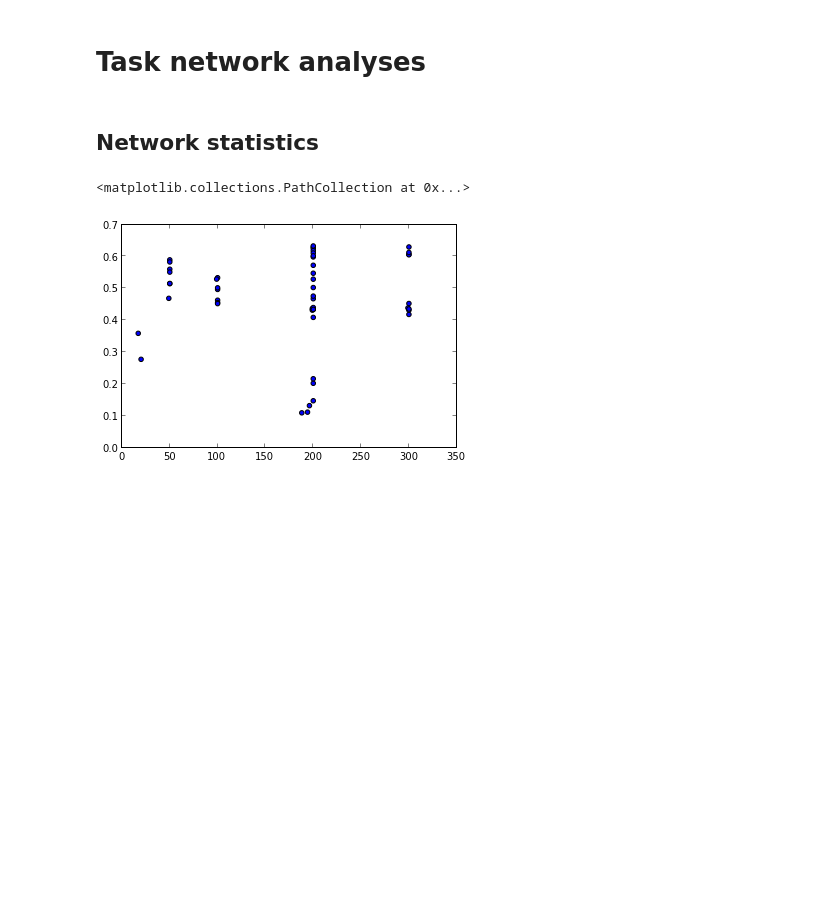
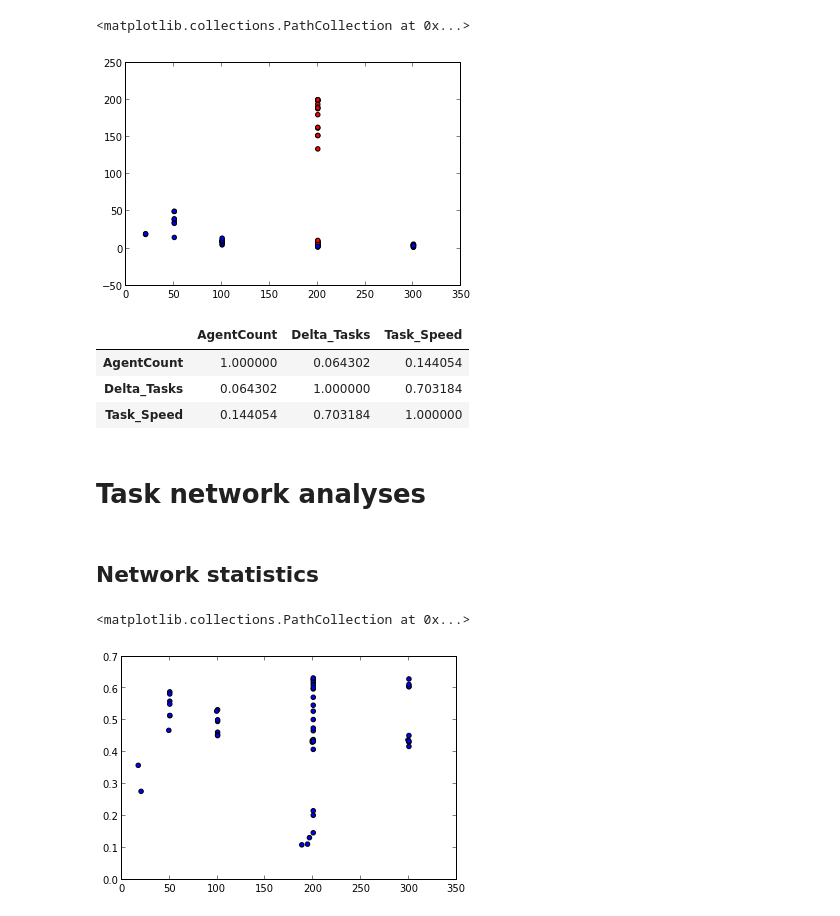
Before and after one commit to jackiekazil/goalnet, a Jupyter notebook: goalnet/analysis/Analysis 2.ipynb, the cells around one changed output. Saved outputs shown, nothing was run; the diff lists cells and outputs as text; code cells hidden in the pictures; blank space fills up the shorter version.

```diff
--- a/goalnet/analysis/Analysis 2.ipynb
+++ b/goalnet/analysis/Analysis 2.ipynb
@@ -52,0 +76,6 @@ plt.scatter(agent_counts, delta_tasks)
+# %%
+config_colors = [(lambda x: "blue" if x==1 else "red")(x) for x in task_speeds]
+plt.scatter(agent_counts, delta_tasks, c=config_colors)
+# %% [output]
+<matplotlib.collections.PathCollection at 0x...>
+[figure, added]
@@ -53,3 +87,10 @@ plt.scatter(agent_counts, delta_tasks)
+# %%
+open_tasks.corr()
+# %% [output]
+|  | AgentCount | Delta_Tasks | Task_Speed |
+| AgentCount | 1.000000 | 0.064302 | 0.144054 |
+| Delta_Tasks | 0.064302 | 1.000000 | 0.703184 |
+| Task_Speed | 0.144054 | 0.703184 | 1.000000 |
 # %% [markdown]
 # Task network analyses
 # %% [markdown]
```
Also changed, not shown: parts of 8 cells of this notebook, 2 other files.
